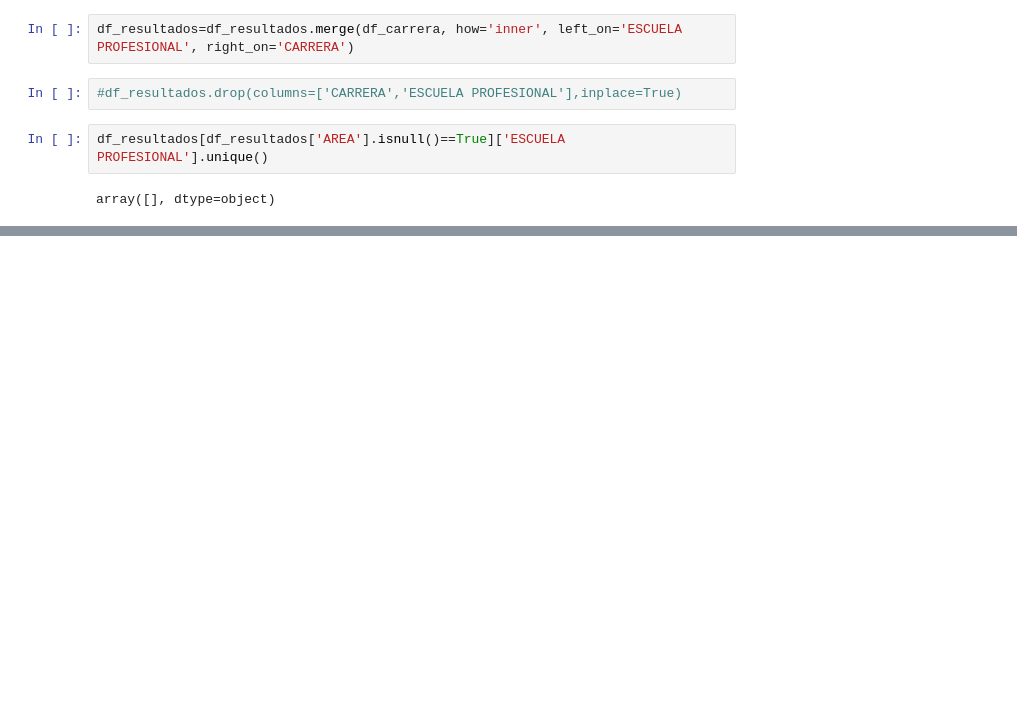
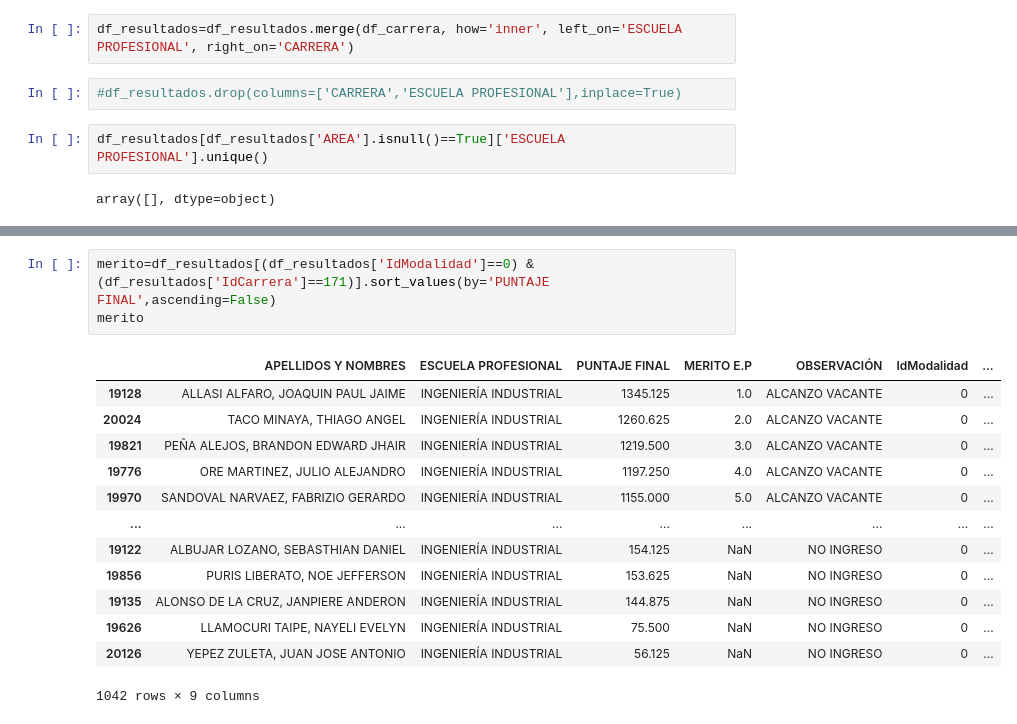
Before and after one commit to jhonvelasque/ETL_del_examen_de_admision_UNMSM2023, a Jupyter notebook: WebScrapingExamen/2_NormalizacionDatos.ipynb, the cells around one changed output, grey strips where cells are left out. Cells and saved outputs as stored; diff of their text form; blank space fills up the shorter version.

```diff
--- a/WebScrapingExamen/2_NormalizacionDatos.ipynb
+++ b/WebScrapingExamen/2_NormalizacionDatos.ipynb
@@ -500,2 +538,19 @@ Data columns (total 9 columns):
 dtypes: float64(2), int64(2), object(5)
 memory usage: 1.9+ MB
+# %%
+merito=df_resultados[(df_resultados['IdModalidad']==0) & (df_resultados['IdCarrera']==171)].sort_values(by='PUNTAJE FINAL',ascending=False)
+merito
+# %% [output]
+|  | APELLIDOS Y NOMBRES | ESCUELA PROFESIONAL | PUNTAJE FINAL | MERITO E.P | OBSERVACIÓN | IdModalidad | ... |
+| 19128 | ALLASI ALFARO, JOAQUIN PAUL JAIME | INGENIERÍA INDUSTRIAL | 1345.125 | 1.0 | ALCANZO VACANTE | 0 | ... |
+| 20024 | TACO MINAYA, THIAGO ANGEL | INGENIERÍA INDUSTRIAL | 1260.625 | 2.0 | ALCANZO VACANTE | 0 | ... |
+| 19821 | PEÑA ALEJOS, BRANDON EDWARD JHAIR | INGENIERÍA INDUSTRIAL | 1219.500 | 3.0 | ALCANZO VACANTE | 0 | ... |
+| 19776 | ORE MARTINEZ, JULIO ALEJANDRO | INGENIERÍA INDUSTRIAL | 1197.250 | 4.0 | ALCANZO VACANTE | 0 | ... |
+| 19970 | SANDOVAL NARVAEZ, FABRIZIO GERARDO | INGENIERÍA INDUSTRIAL | 1155.000 | 5.0 | ALCANZO VACANTE | 0 | ... |
+| ... | ... | ... | ... | ... | ... | ... | ... |
+| 19122 | ALBUJAR LOZANO, SEBASTHIAN DANIEL | INGENIERÍA INDUSTRIAL | 154.125 | NaN | NO INGRESO | 0 | ... |
+| 19856 | PURIS LIBERATO, NOE JEFFERSON | INGENIERÍA INDUSTRIAL | 153.625 | NaN | NO INGRESO | 0 | ... |
+| 19135 | ALONSO DE LA CRUZ, JANPIERE ANDERON | INGENIERÍA INDUSTRIAL | 144.875 | NaN | NO INGRESO | 0 | ... |
+| 19626 | LLAMOCURI TAIPE, NAYELI EVELYN | INGENIERÍA INDUSTRIAL | 75.500 | NaN | NO INGRESO | 0 | ... |
+| 20126 | YEPEZ ZULETA, JUAN JOSE ANTONIO | INGENIERÍA INDUSTRIAL | 56.125 | NaN | NO INGRESO | 0 | ... |
+1042 rows × 9 columns
```
Also changed, not shown: parts of 17 cells of this notebook.
